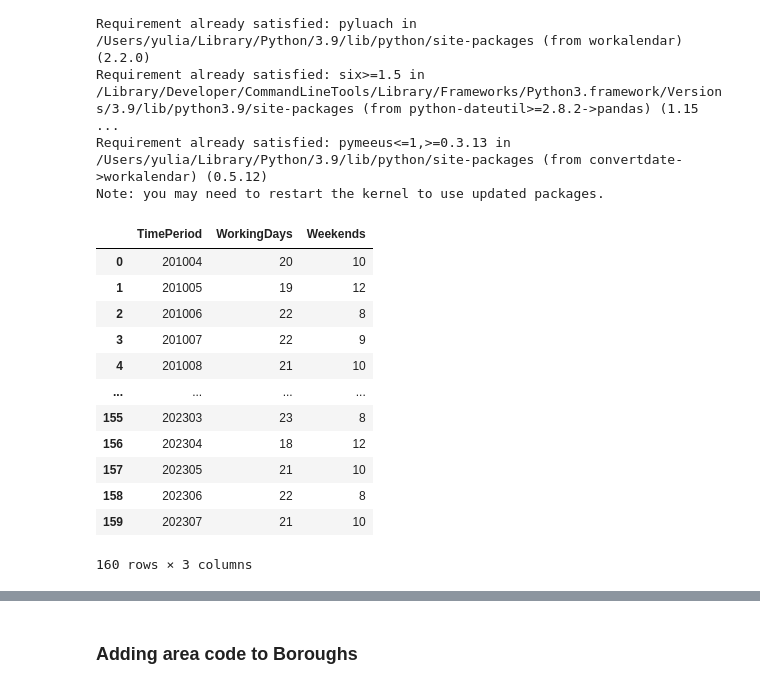
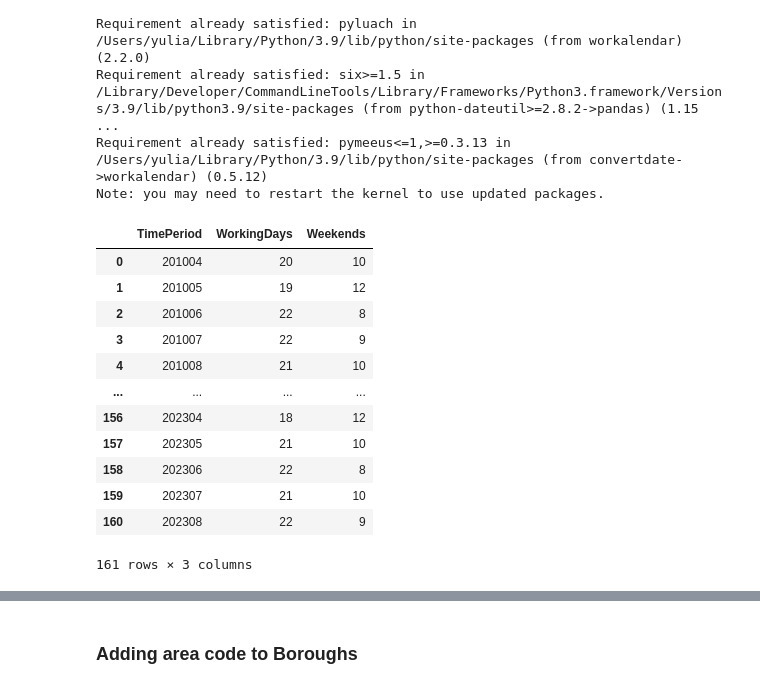
Before and after one commit to mlsystemdesignproject/neighbourhood-safety-prediction, a Jupyter notebook: notebooks/Data_exploration_borough.ipynb, the cells around one changed output, grey strips where cells are left out. Drawn from its saved outputs; the diff is of its cells as text; code cells hidden in the pictures.

```diff
--- a/notebooks/Data_exploration_borough.ipynb
+++ b/notebooks/Data_exploration_borough.ipynb
@@ -390,34 +417,34 @@ from workalendar.europe import UnitedKingdom
 # %%
 cal = UnitedKingdom()
 
 start_date = '2010-04-01'
-end_date = '2023-07-31'
+end_date = '2023-08-31'
 date_range = pd.date_range(start=start_date, end=end_date)
 results = []
 
 for month in pd.date_range(start=start_date, end=end_date, freq='MS'):
     first_day = month
     last_day = month + pd.offsets.MonthEnd()
     working_days = sum(1 for date in pd.date_range(start=first_day, end=last_day) if cal.is_working_day(date))
     weekends = sum(1 for date in pd.date_range(start=first_day, end=last_day) if not cal.is_working_day(date))
     results.append({'TimePeriod': first_day.strftime('%Y%m'), 'WorkingDays': working_days, 'Weekends': weekends})
 
 days_a_month_df = pd.DataFrame(results)
 days_a_month_df
 # %% [output]
 |  | TimePeriod | WorkingDays | Weekends |
 | 0 | 201004 | 20 | 10 |
 | 1 | 201005 | 19 | 12 |
 | 2 | 201006 | 22 | 8 |
 | 3 | 201007 | 22 | 9 |
 | 4 | 201008 | 21 | 10 |
 | ... | ... | ... | ... |
-| 155 | 202303 | 23 | 8 |
 | 156 | 202304 | 18 | 12 |
 | 157 | 202305 | 21 | 10 |
 | 158 | 202306 | 22 | 8 |
 | 159 | 202307 | 21 | 10 |
+| 160 | 202308 | 22 | 9 |
-160 rows × 3 columns
+161 rows × 3 columns
 # %%
 days_a_month_df['TimePeriod'] = pd.to_datetime(days_a_month_df['TimePeriod'], format='%Y%m')
 # %%
```
Also changed, not shown: parts of 9 cells of this notebook, 4 other files.
